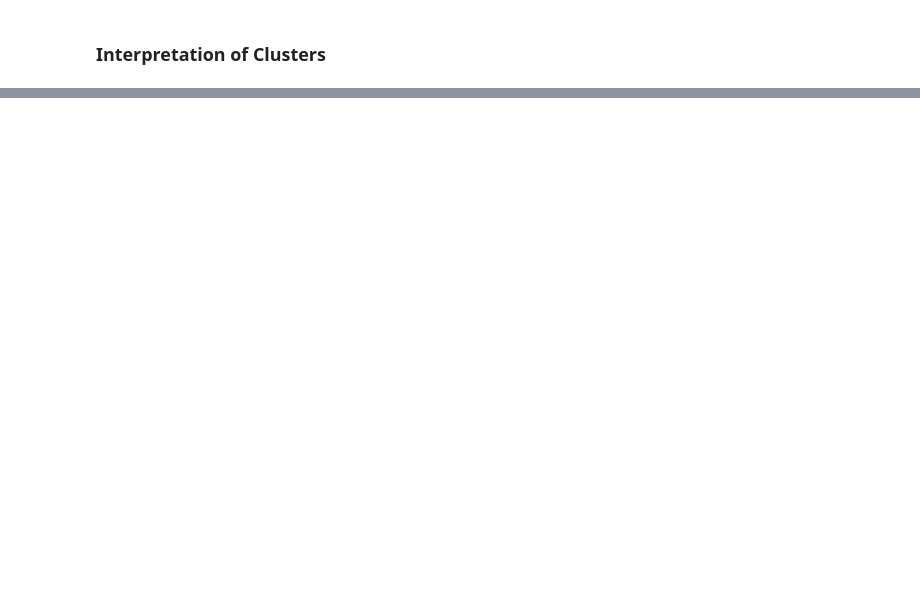
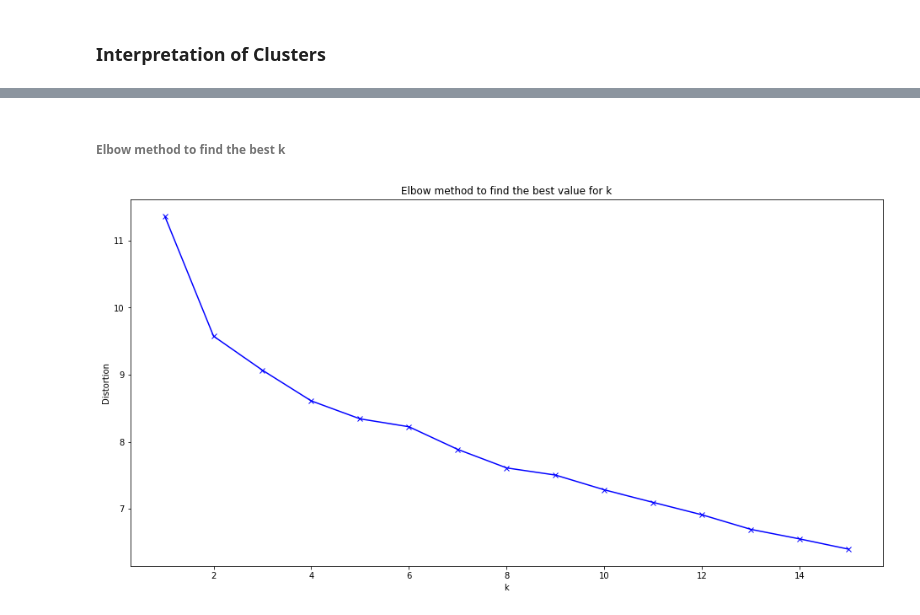
Before and after one commit to TomFenske/Coursera_DS_BotN, a Jupyter notebook: clustering_metro.ipynb, the cells around one changed output, grey strips where cells are left out. Saved outputs shown, nothing was run; the diff lists cells and outputs as text; code cells hidden in the pictures; blank space fills up the shorter version.

```diff
--- a/clustering_metro.ipynb
+++ b/clustering_metro.ipynb
@@ -444,0 +367,18 @@ The number of stations in Cluster 5 is 0
+# %% [markdown]
+###### Elbow method to find the best k
+# %%
+#Elbow method
+distortions = []
+K = range(1,16)
+for i in K:
+    kmeans = KMeans(n_clusters=i, random_state=0).fit(Station_grouped_clustering)
+    distortions.append(kmeans.inertia_)
+# %%
+plt.figure(figsize=(16,8))
+plt.plot(K, distortions, 'bx-')
+plt.xlabel('k')
+plt.ylabel('Distortion')
+plt.title('Elbow method to find the best value for k')
+plt.show()
+# %% [output]
+[figure, added]
```
Also changed, not shown: parts of 21 cells of this notebook.
